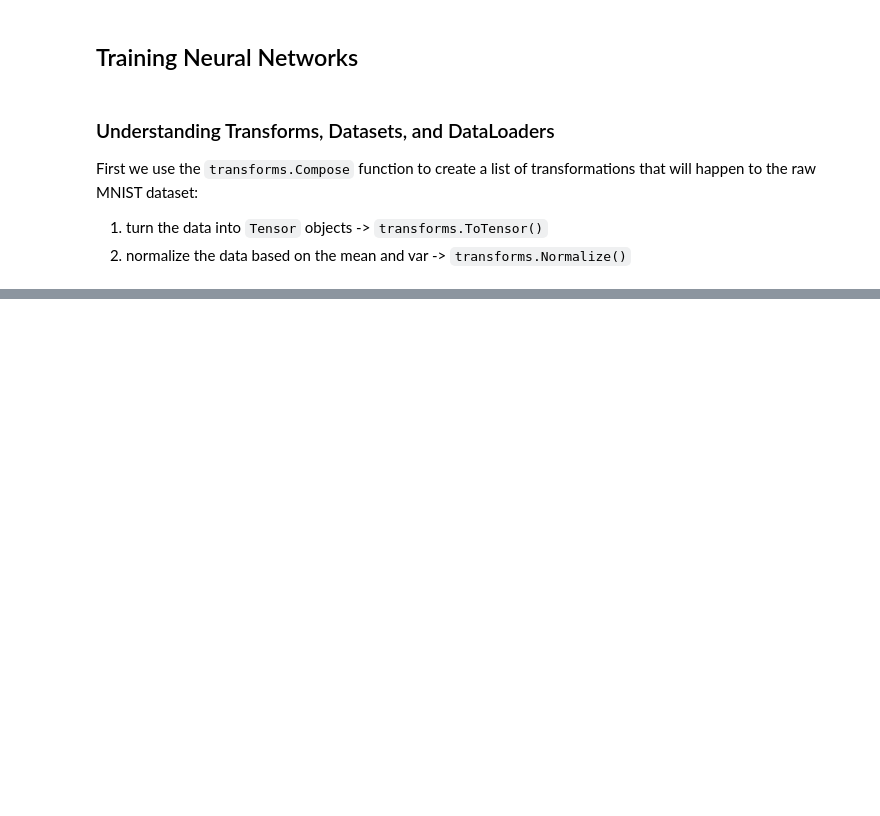
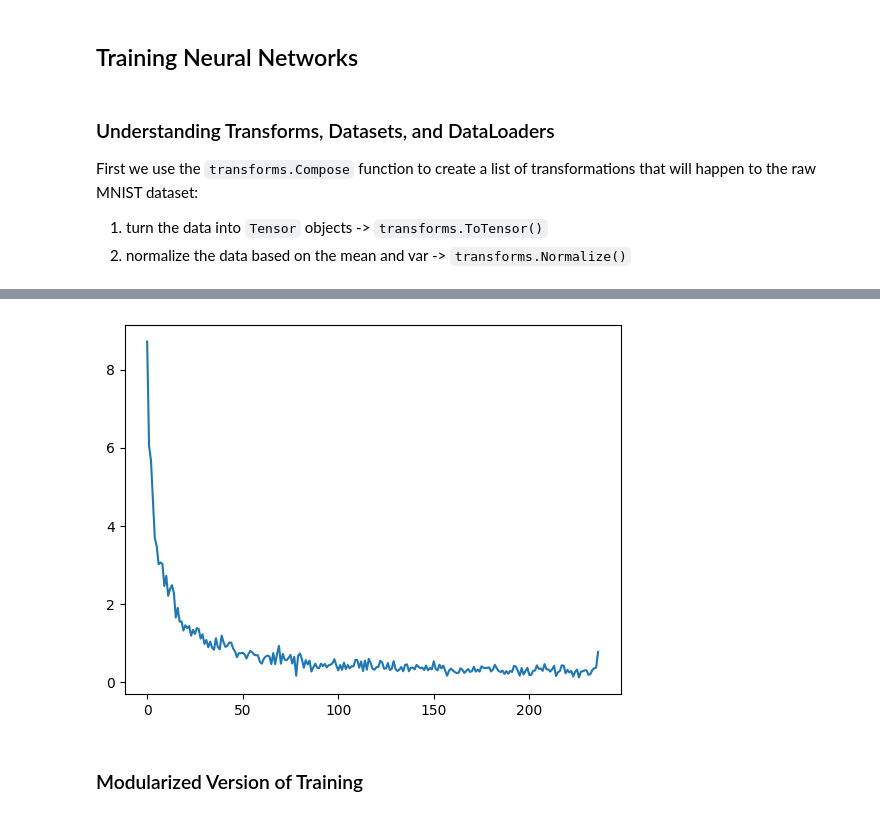
Before and after one commit to alexshres/ml-systems, a Jupyter notebook: notebooks/cnns_and_resnets.ipynb, the cells around one changed output, grey strips where cells are left out. Cells and saved outputs as stored; diff of their text form; code cells hidden in the pictures; blank space fills up the shorter version.

Commit message:
training loop/modularized simple training added in cnns_and_resnet.ipynb

```diff
--- a/notebooks/cnns_and_resnets.ipynb
+++ b/notebooks/cnns_and_resnets.ipynb
@@ -303,0 +306,6 @@ label=7
+# %%
+from tqdm import tqdm
+import time
+
+for i in tqdm(range(100)):
+    time.sleep(0.1)
@@ -303,0 +321,3 @@ label=7
+# %%
+device = torch.device("mps" if torch.backends.mps.is_available() else "cpu")
+print(f"{device}")
@@ -303,0 +345,40 @@ label=7
+# %%
+model = SimpleMLP().to(device)
+
+batch_size = 128
+epochs = 3
+
+mnist_trainset, _ = get_mnist()
+mnist_trainloader = DataLoader(mnist_trainset, batch_size=batch_size, shuffle=True)
+
+optimizer = torch.optim.Adam(model.parameters(), lr=1e-3)
+loss_list = []
+
+for epoch in range(epochs):
+    pbar = tqdm(mnist_trainloader)
+
+    for imgs, labels in pbar:
+        # move data to device and perform forward pass
+        imgs, labels = imgs.to(device), labels.to(device)
+        logits = model(imgs)
+
+        # calculate loss and perform backward pass
+        loss = F.cross_entropy(logits, labels)
+        loss.backward()
+        optimizer.step()
+
+        optimizer.zero_grad()
+
+        # updates logs and progress bar
+        loss_list.append(loss.item())
+        pbar.set_postfix(epoch=f"{epoch+1}/{epochs}", loss=f"{loss:.3f}")
+# %%
+import matplotlib.pyplot as plt
+
+plt.plot(loss_list)
+plt.title("Loss by Epoch")
+plt.show()
+# %% [output]
+[figure, added]
+# %% [markdown]
+### Modularized Version of Training
```
Also changed, not shown: parts of 9 cells of this notebook, 2 other files.
